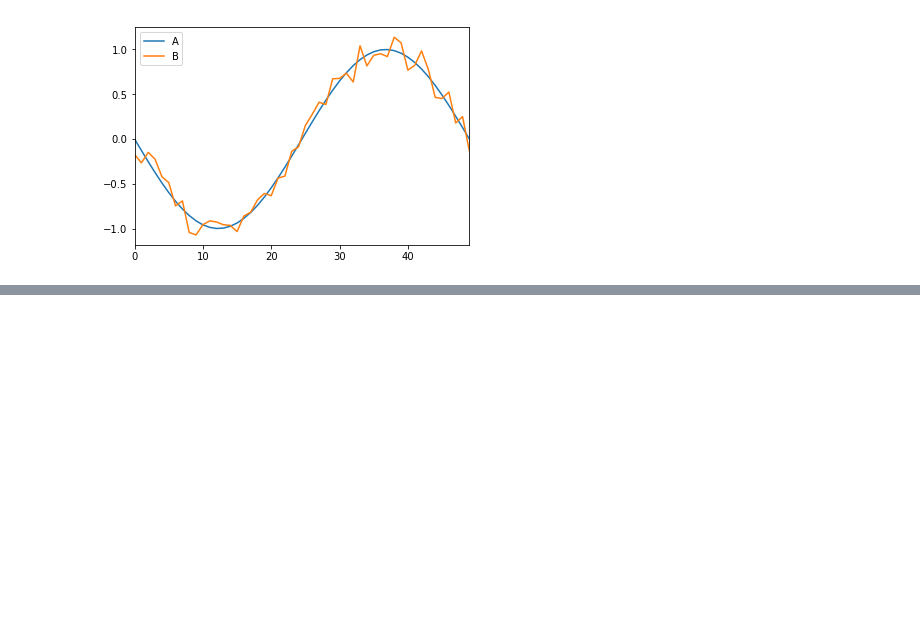
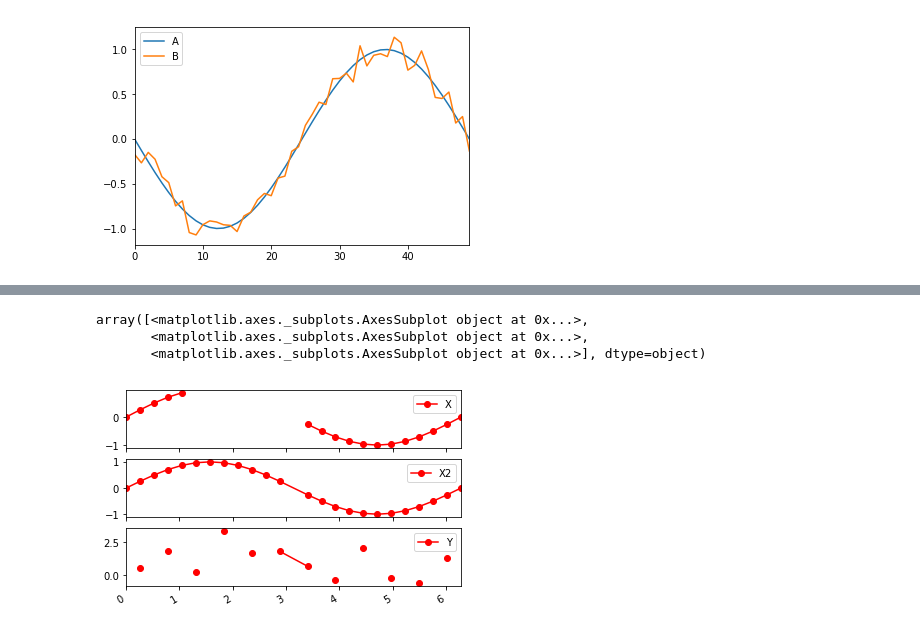
Before and after one commit to biosckon/python_notes, a Jupyter notebook: day3.ipynb, the cells around one changed output, grey strips where cells are left out. Saved outputs shown, nothing was run; the diff lists cells and outputs as text; code cells hidden in the pictures; blank space fills up the shorter version.

```diff
--- a/day3.ipynb
+++ b/day3.ipynb
@@ -693,0 +760,7 @@ df.plot()
+# %%
+df.dropna(how='all').plot(subplots=True,style='r-o')
+# %% [output]
+array([<matplotlib.axes._subplots.AxesSubplot object at 0x...>,
+       <matplotlib.axes._subplots.AxesSubplot object at 0x...>,
+       <matplotlib.axes._subplots.AxesSubplot object at 0x...>], dtype=object)
+[figure, added]
```
Also changed, not shown: parts of 25 cells of this notebook.
